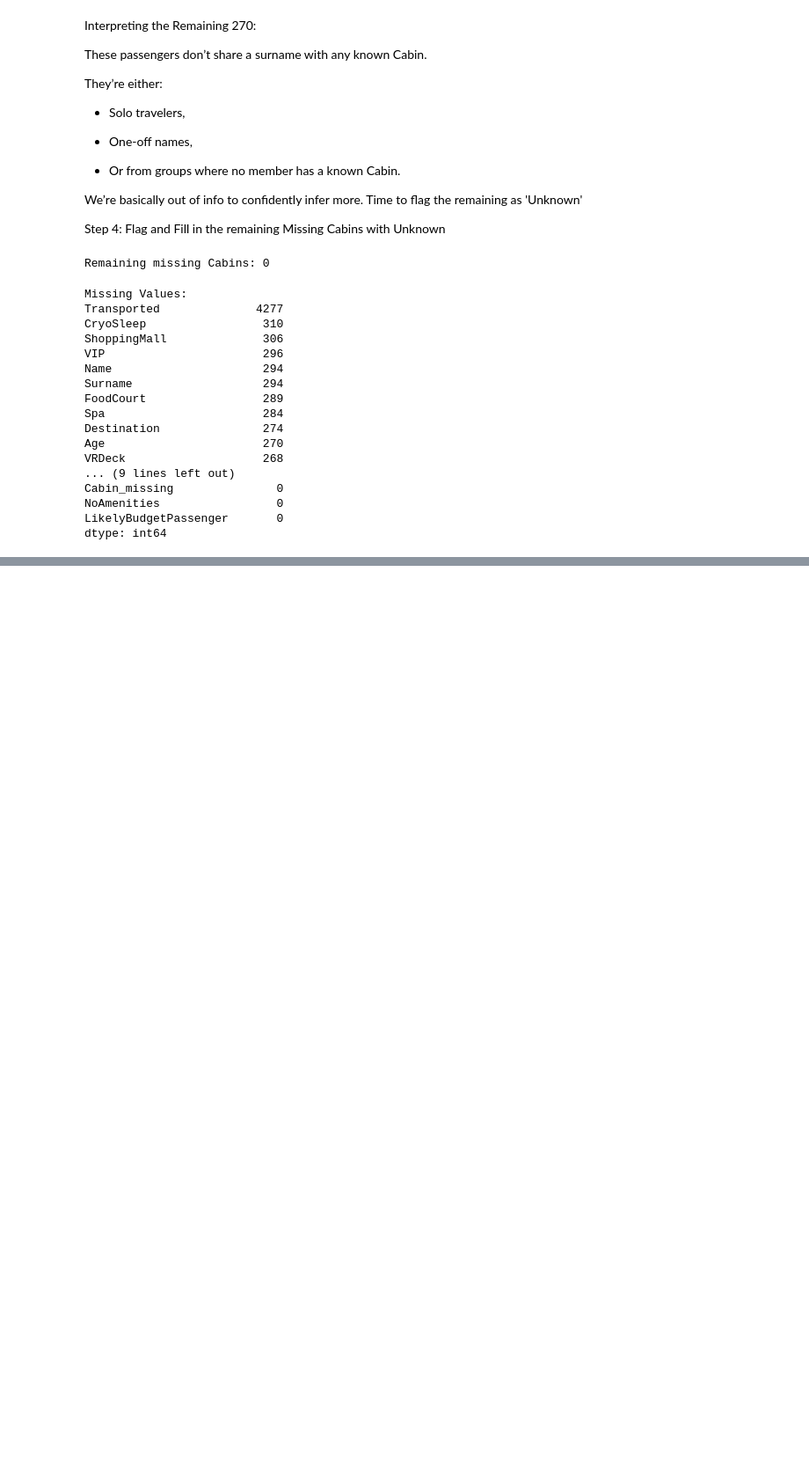
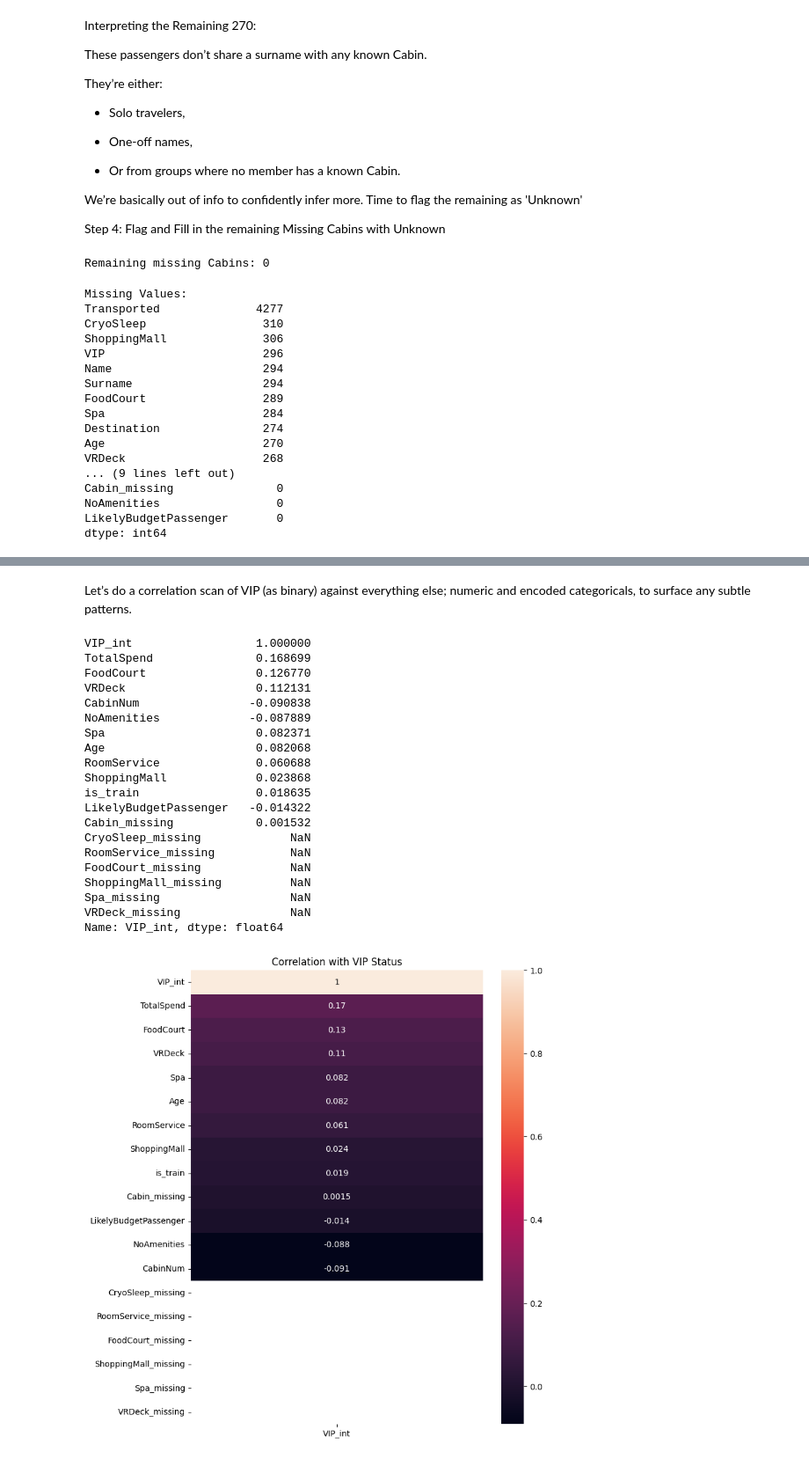
Before and after one commit to Drew-Woodz/kaggle_competitions, a Jupyter notebook: Spaceship_Titanic/notebooks/data_cleaning.ipynb, the cells around one changed output, grey strips where cells are left out. Shown at 88% size. Saved outputs shown, nothing was run; the diff lists cells and outputs as text; code cells hidden in the pictures; blank space fills up the shorter version.

```diff
--- a/Spaceship_Titanic/notebooks/data_cleaning.ipynb
+++ b/Spaceship_Titanic/notebooks/data_cleaning.ipynb
@@ -419,0 +470,17 @@ dtype: int64
+# %%
+# List of amenity columns
+amenity_cols = ['RoomService', 'FoodCourt', 'ShoppingMall', 'Spa', 'VRDeck']
+
+for col in amenity_cols:
+    # Flag missing
+    combined[f'{col}_missing'] = combined[col].isna().astype(int)
+
+    # Impute 0 if CryoSleep is True (they shouldn't have any charges)
+    combined.loc[(combined['CryoSleep'] == True) & (combined[col].isna()), col] = 0
+
+    # Impute remaining NaNs with 0 as likely non-use
+    combined[col] = combined[col].fillna(0)
+
+# Check post-imputation
+print("Remaining NaNs in amenities:")
+print(combined[amenity_cols].isna().sum())
@@ -419,0 +495,45 @@ dtype: int64
+# %% [markdown]
+Let’s do a correlation scan of VIP (as binary) against everything else; numeric and encoded categoricals, to surface any subtle patterns.
+# %%
+# Encode VIP as int:
+combined['VIP_int'] = combined['VIP'].map({True: 1, False: 0})
+
+# Make sure TotalSpend is defined:
+amenities = ['RoomService', 'FoodCourt', 'ShoppingMall', 'Spa', 'VRDeck']
+combined['TotalSpend'] = combined[amenities].sum(axis=1)
+
+# Grab numeric features:
+numeric_cols = combined.select_dtypes(include=['int64', 'float64', 'bool']).columns
+correlations = combined[numeric_cols].corr()['VIP_int'].sort_values(key=abs, ascending=False)
+print(correlations)
+
+# Visual inspection
+import seaborn as sns
+import matplotlib.pyplot as plt
+
+plt.figure(figsize=(8,10))
+sns.heatmap(combined[numeric_cols].corr()[['VIP_int']].sort_values(by='VIP_int', ascending=False), annot=True)
+plt.title('Correlation with VIP Status')
+plt.show()
+# %% [output]
+VIP_int                  1.000000
+TotalSpend               0.168699
+FoodCourt                0.126770
+VRDeck                   0.112131
+CabinNum                -0.090838
+NoAmenities             -0.087889
+Spa                      0.082371
+Age                      0.082068
+RoomService              0.060688
+ShoppingMall             0.023868
+is_train                 0.018635
+LikelyBudgetPassenger   -0.014322
+Cabin_missing            0.001532
+CryoSleep_missing             NaN
+RoomService_missing           NaN
+FoodCourt_missing             NaN
+ShoppingMall_missing          NaN
+Spa_missing                   NaN
+VRDeck_missing                NaN
+Name: VIP_int, dtype: float64
+[figure, added]
```
Also changed, not shown: parts of 43 cells of this notebook.
